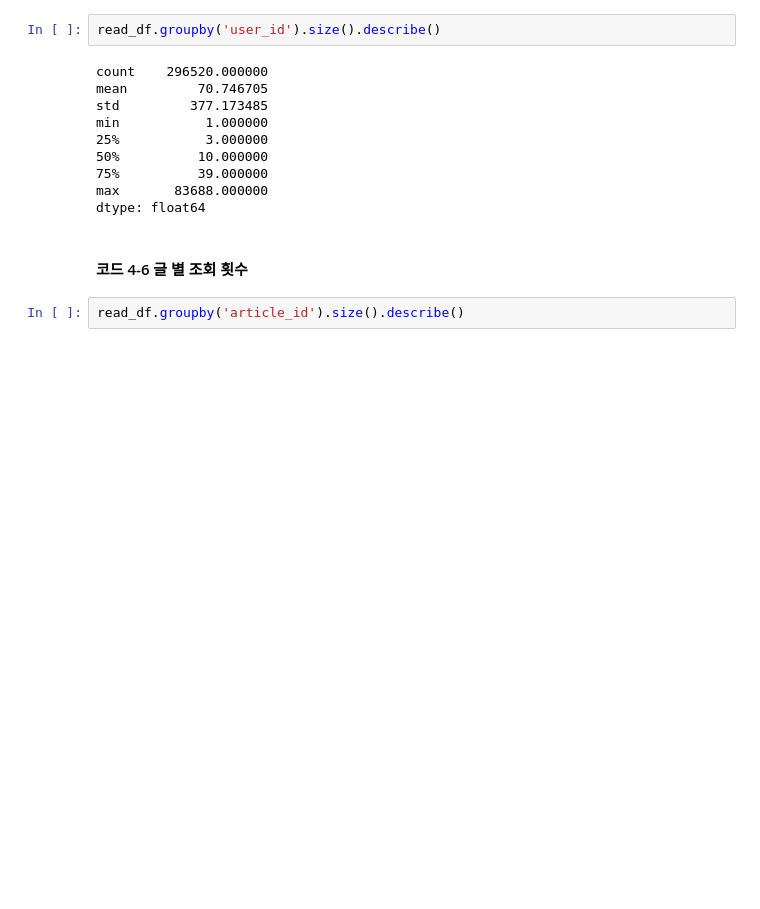
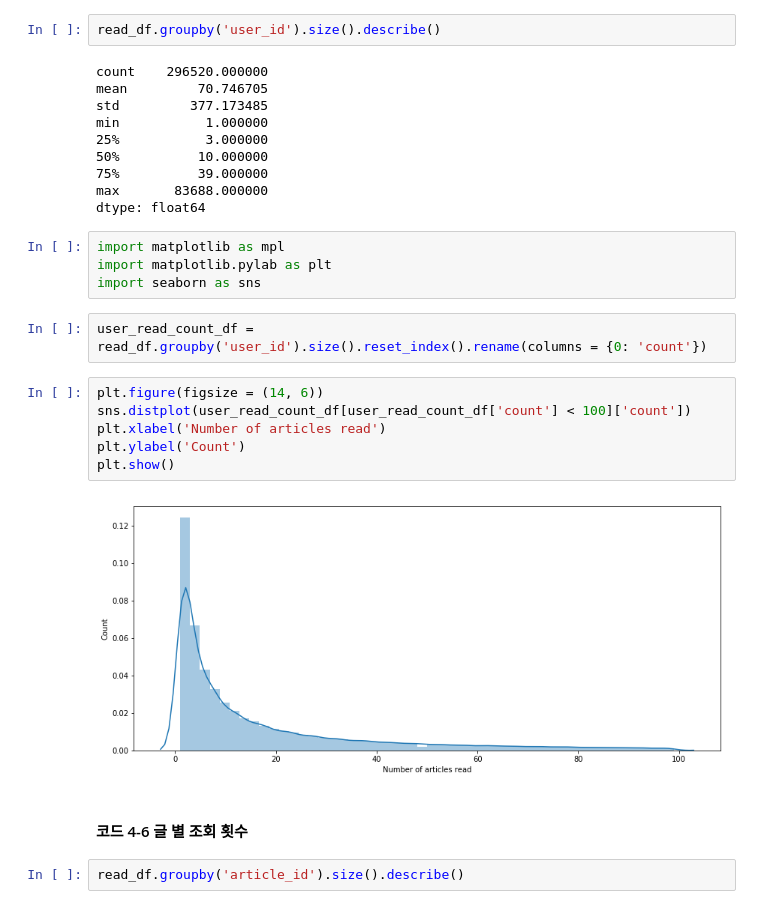
Before and after one commit to BryanKoo/arena2-book, a Jupyter notebook: eda.ipynb, the cells around one changed output. Drawn from its saved outputs; the diff is of its cells as text; blank space fills up the shorter version.

Commit message:
Add graph in eda notebook

```diff
--- a/eda.ipynb
+++ b/eda.ipynb
@@ -71,6 +71,20 @@ min           1.000000
 75%          39.000000
 max       83688.000000
 dtype: float64
+# %%
+import matplotlib as mpl
+import matplotlib.pylab as plt
+import seaborn as sns
+# %%
+user_read_count_df = read_df.groupby('user_id').size().reset_index().rename(columns = {0: 'count'})
+# %%
+plt.figure(figsize = (14, 6))
+sns.distplot(user_read_count_df[user_read_count_df['count'] < 100]['count'])
+plt.xlabel('Number of articles read')
+plt.ylabel('Count')
+plt.show()
+# %% [output]
+[figure, added]
 # %% [markdown]
 #### 코드 4-6  글 별 조회 횟수
 # %%
```
Also changed, not shown: parts of 3 cells of this notebook.
